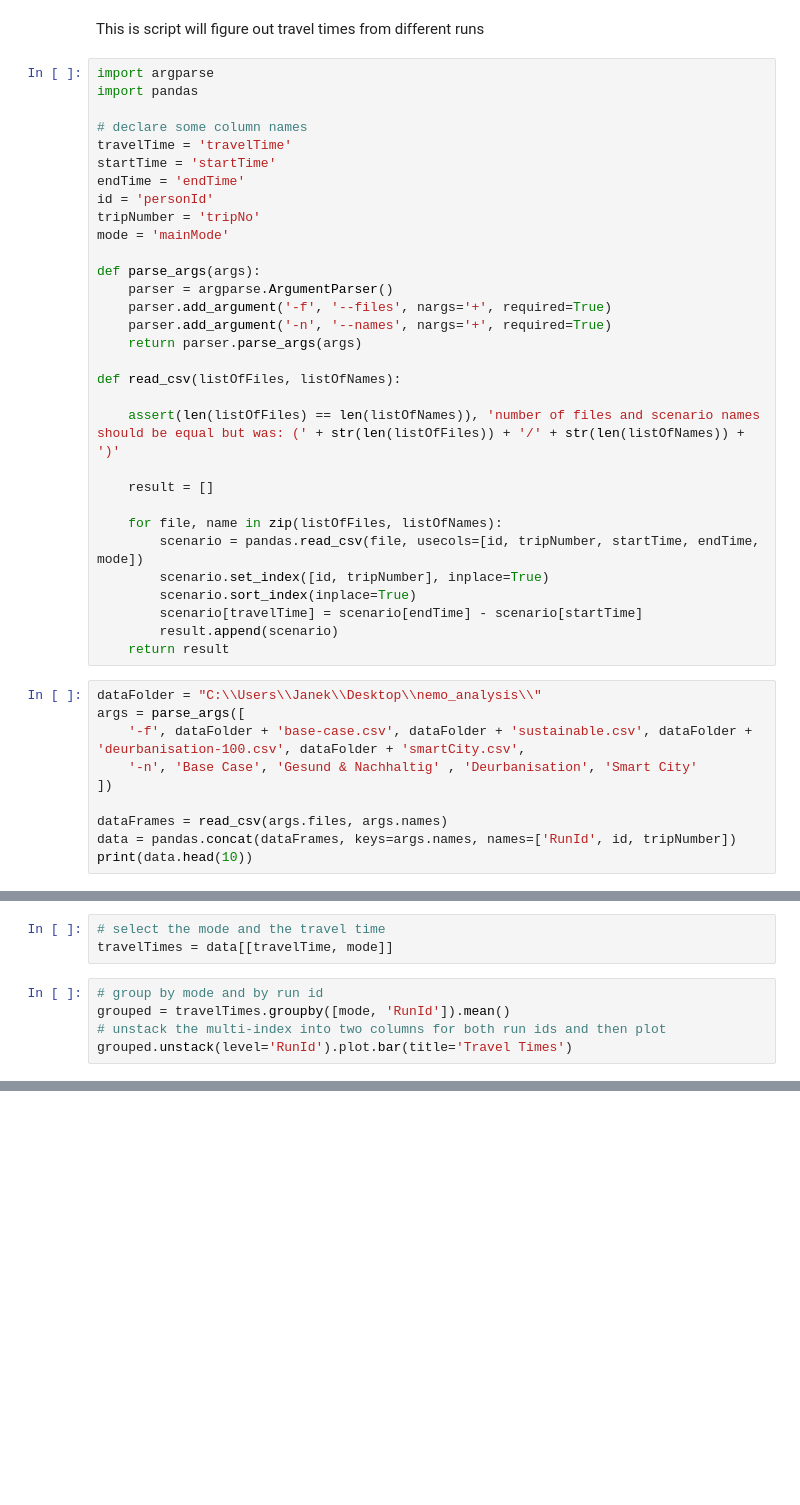
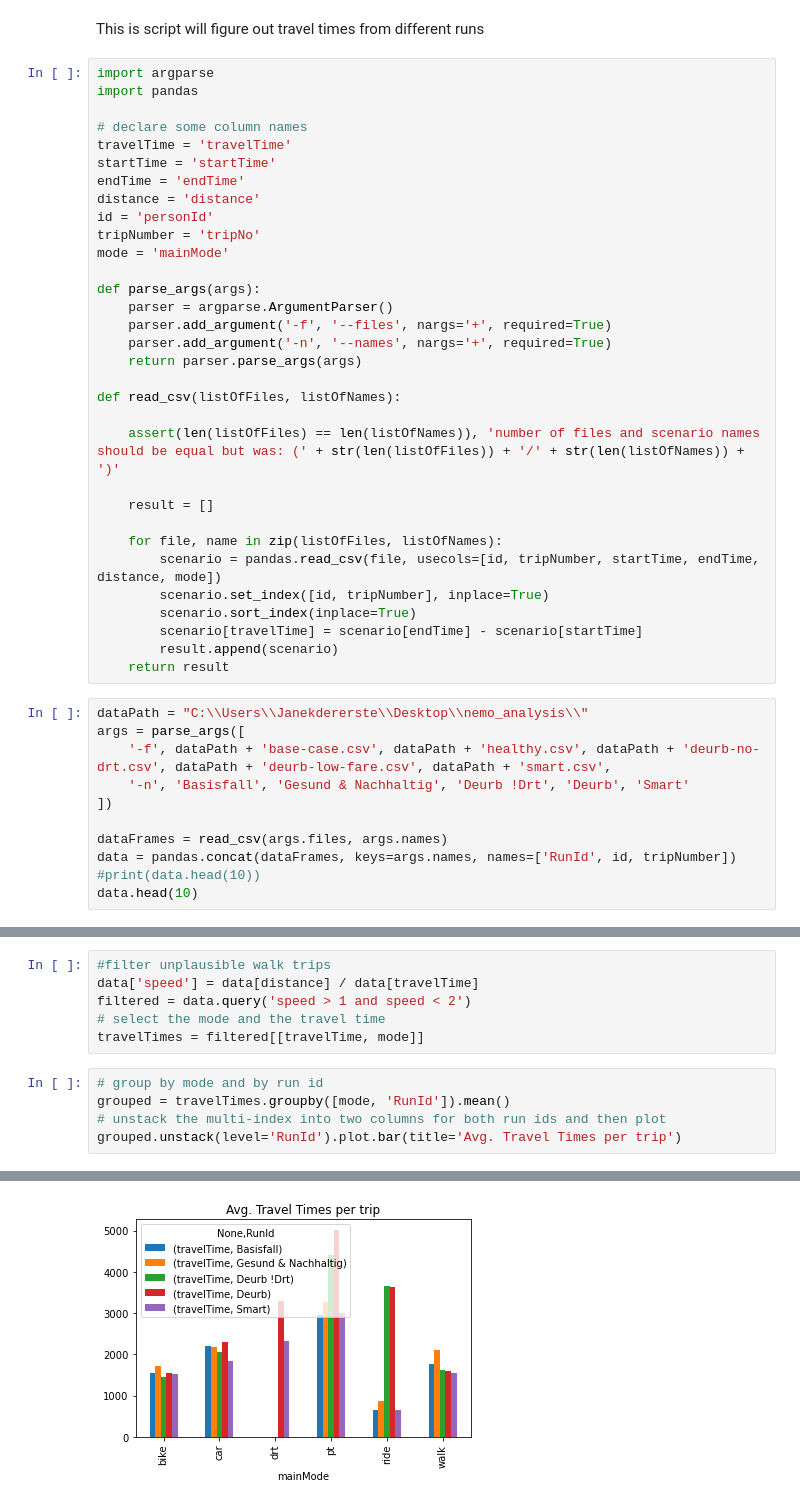
Before and after one commit to Janekdererste/matsim-analysis, a Jupyter notebook: jupyter/travelTime.ipynb, the cells around one changed output, grey strips where cells are left out. Cells and saved outputs as stored; diff of their text form; blank space fills up the shorter version.

```diff
--- a/jupyter/travelTime.ipynb
+++ b/jupyter/travelTime.ipynb
@@ -8,6 +8,7 @@ import pandas
 travelTime = 'travelTime'
 startTime = 'startTime'
 endTime = 'endTime'
+distance = 'distance'
 id = 'personId'
 tripNumber = 'tripNo'
 mode = 'mainMode'
@@ -25,20 +26,21 @@ def read_csv(listOfFiles, listOfNames):
     result = []
 
     for file, name in zip(listOfFiles, listOfNames):
-        scenario = pandas.read_csv(file, usecols=[id, tripNumber, startTime, endTime, mode])
+        scenario = pandas.read_csv(file, usecols=[id, tripNumber, startTime, endTime, distance, mode])
         scenario.set_index([id, tripNumber], inplace=True)
         scenario.sort_index(inplace=True)
         scenario[travelTime] = scenario[endTime] - scenario[startTime]
         result.append(scenario)
     return result
 # %%
-dataFolder = "C:\\Users\\Janek\\Desktop\\nemo_analysis\\"
+dataPath = "C:\\Users\\Janekdererste\\Desktop\\nemo_analysis\\"
 args = parse_args([
-    '-f', dataFolder + 'base-case.csv', dataFolder + 'sustainable.csv', dataFolder + 'deurbanisation-100.csv', dataFolder + 'smartCity.csv',
-    '-n', 'Base Case', 'Gesund & Nachhaltig' , 'Deurbanisation', 'Smart City'
+    '-f', dataPath + 'base-case.csv', dataPath + 'healthy.csv', dataPath + 'deurb-no-drt.csv', dataPath + 'deurb-low-fare.csv', dataPath + 'smart.csv',
+    '-n', 'Basisfall', 'Gesund & Nachhaltig', 'Deurb !Drt', 'Deurb', 'Smart'
 ])
 
 dataFrames = read_csv(args.files, args.names)
 data = pandas.concat(dataFrames, keys=args.names, names=['RunId', id, tripNumber])
-print(data.head(10))
+#print(data.head(10))
+data.head(10)
 # %% [output]
@@ -46,8 +59,12 @@ ValueError: Usecols do not match columns, columns expected but not found: ['trip
 # %%
+#filter unplausible walk trips
+data['speed'] = data[distance] / data[travelTime]
+filtered = data.query('speed > 1 and speed < 2')
 # select the mode and the travel time
-travelTimes = data[[travelTime, mode]]
+travelTimes = filtered[[travelTime, mode]]
 # %%
 # group by mode and by run id
 grouped = travelTimes.groupby([mode, 'RunId']).mean()
 # unstack the multi-index into two columns for both run ids and then plot
-grouped.unstack(level='RunId').plot.bar(title='Travel Times')
+grouped.unstack(level='RunId').plot.bar(title='Avg. Travel Times per trip')
+# %% [output]
@@ -54,2 +72,3 @@ grouped.unstack(level='RunId').plot.bar(title='Travel Times')
+[figure, added]
 # %%
 # compute time differences between base and scenario-case
```
Also changed, not shown: parts of 4 cells of this notebook, 2 other files.
